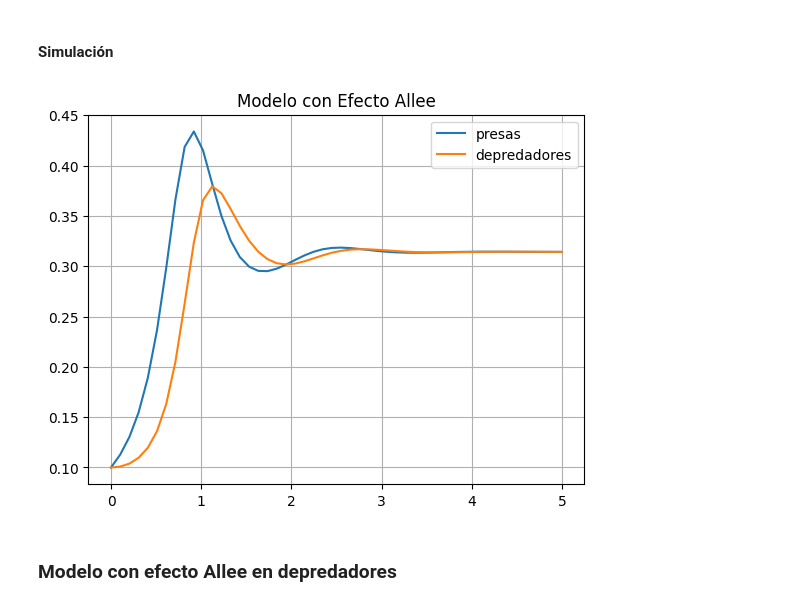
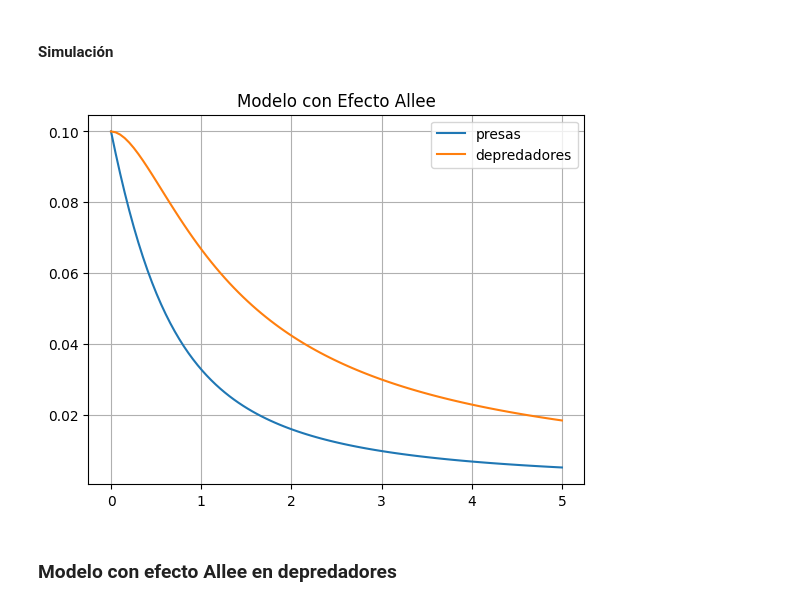
Before and after one commit to Juanjruizr26/Tarea4_MSI, a Jupyter notebook: tarea4.ipynb, the cells around one changed output. Saved outputs shown, nothing was run; the diff lists cells and outputs as text; code cells hidden in the pictures.

```diff
--- a/tarea4.ipynb
+++ b/tarea4.ipynb
@@ -159,7 +159,7 @@ Los puntos de equilibrio son: $(0, 0), (1, 0)$ y $(x^*, y^*) = (\frac{r}{a + r},
 def f(t, u):
     x, y = u
     r = 20
-    a = 15
+    a = 25
     dxdt = r *x *(1 - x)-a*x*y
     dydt = a*y* (x-y)
     return np.array([dxdt, dydt])
@@ -167,7 +167,7 @@ def f(t, u):
 u0 = np.array([0.1,0.1])
 a = 0
 b = 5
-n = 50
+n = 1000
 
 t, u = runge_kutta4(u0, a, b, n)
 
@@ -204,27 +204,27 @@ El efecto Allee puede hacer que no haya un equilibrio en el cuadrante positivo,
 # %%
 def f(t, u):
     x, y = u
-    r = 20
+    r = 2
     a = 15
     dxdt = r * (x /(x+0.6))* x*(1 - x) - a*x*y
     dydt = a * y * (x - y)
     return np.array([dxdt, dydt])
 
 u0 = np.array([0.1, 0.1])
 a = 0
 b = 5
-n = 50
+n = 100
 
 t, u = runge_kutta4(u0, a, b, n)
 
 plt.plot(t, u[:,0], label='presas')
 plt.plot(t, u[:,1], label='depredadores')
 plt.title('Modelo con Efecto Allee')
 plt.grid()
 plt.legend()
 plt.show()
 # %% [output]
-[figure, old version]
+[figure, new version]
 # %% [markdown]
 ### **Modelo con efecto Allee en depredadores**
 # %% [markdown]
```
Also changed, not shown: parts of 1 cell of this notebook.
